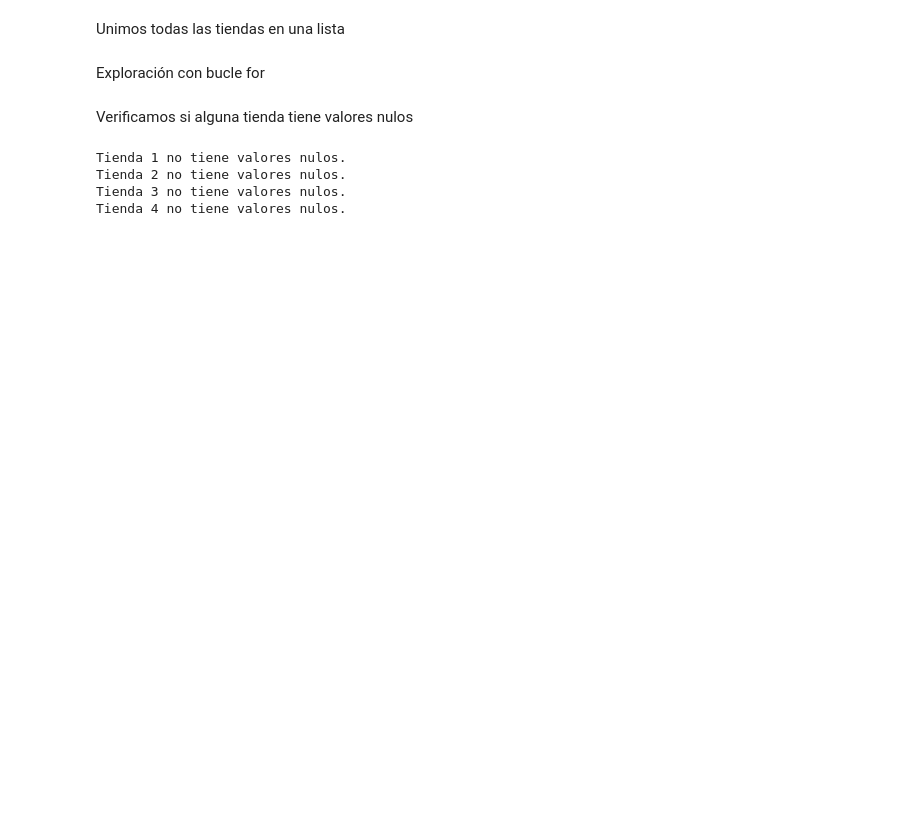
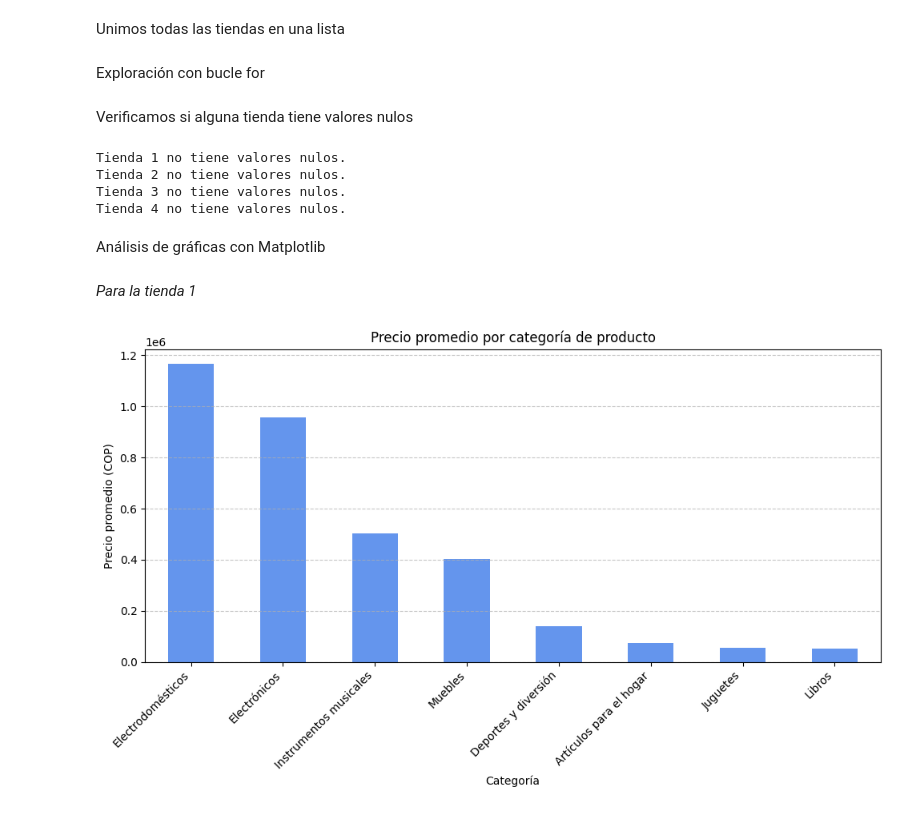
Before and after one commit to IvanPV23/analisis_alura_store, a Jupyter notebook: analisis_alura_store.ipynb, the cells around one changed output. Cells and saved outputs as stored; diff of their text form; code cells hidden in the pictures; blank space fills up the shorter version.

Commit message:
análisis de gráficas con matplotlib

```diff
--- a/analisis_alura_store.ipynb
+++ b/analisis_alura_store.ipynb
@@ -47,3 +65,7 @@ Tienda 1 no tiene valores nulos.
 Tienda 2 no tiene valores nulos.
 Tienda 3 no tiene valores nulos.
 Tienda 4 no tiene valores nulos.
+# %% [markdown]
+Análisis de gráficas con Matplotlib
+# %% [markdown]
+*Para la tienda 1*
@@ -49,0 +74,14 @@ Tienda 4 no tiene valores nulos.
+# %%
+ventas_categoria = tienda1.groupby('Categoría del Producto')['Precio'].mean().sort_values(ascending=False)
+
+plt.figure(figsize=(10, 6))
+ventas_categoria.plot(kind='bar', color='cornflowerblue')
+plt.title('Precio promedio por categoría de producto')
+plt.xlabel('Categoría')
+plt.ylabel('Precio promedio (COP)')
+plt.xticks(rotation=45, ha='right')
+plt.grid(axis='y', linestyle='--', alpha=0.7)
+plt.tight_layout()
+plt.show()
+# %% [output]
+[figure, added]
```
Also changed, not shown: parts of 4 cells of this notebook, 1 other file.
